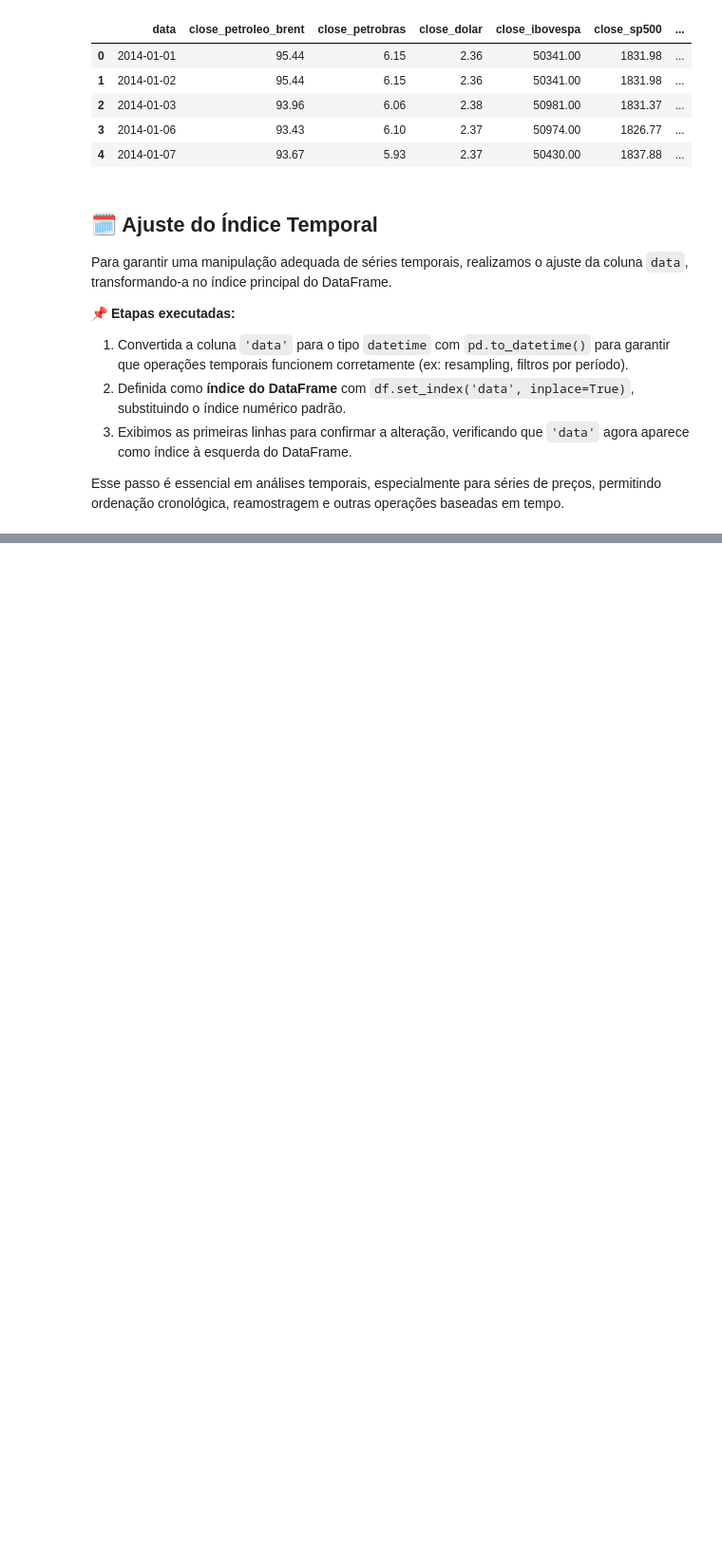
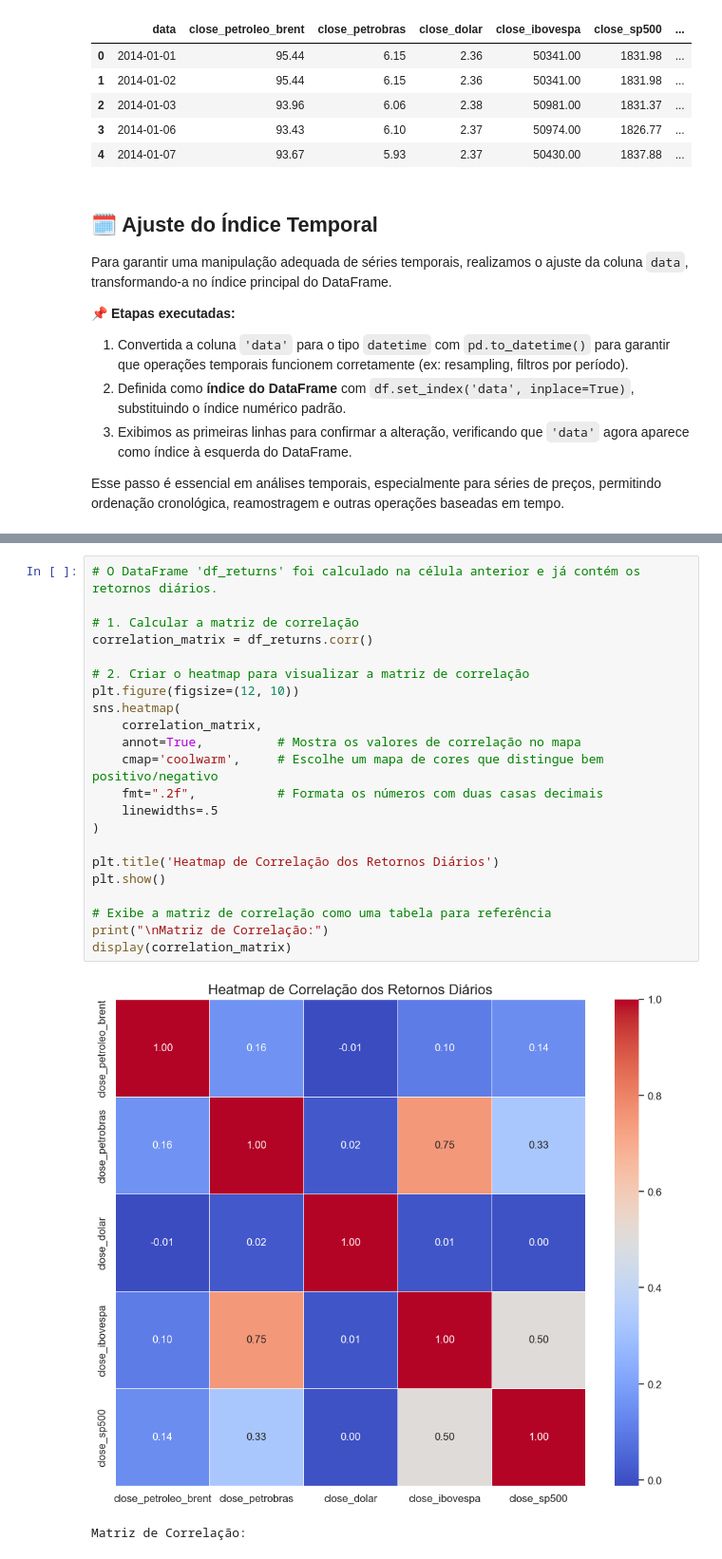
Before and after one commit to Carllux/FIAP-TC-2, a Jupyter notebook: notebooks/01_analise_exploratoria.ipynb, the cells around one changed output, grey strips where cells are left out. Shown at 95% size. Cells and saved outputs as stored; diff of their text form; blank space fills up the shorter version.

```diff
--- a/notebooks/01_analise_exploratoria.ipynb
+++ b/notebooks/01_analise_exploratoria.ipynb
@@ -220,0 +344,25 @@ display(df.head())
+# %%
+# O DataFrame 'df_returns' foi calculado na célula anterior e já contém os retornos diários.
+
+# 1. Calcular a matriz de correlação
+correlation_matrix = df_returns.corr()
+
+# 2. Criar o heatmap para visualizar a matriz de correlação
+plt.figure(figsize=(12, 10))
+sns.heatmap(
+    correlation_matrix,
+    annot=True,          # Mostra os valores de correlação no mapa
+    cmap='coolwarm',     # Escolhe um mapa de cores que distingue bem positivo/negativo
+    fmt=".2f",           # Formata os números com duas casas decimais
+    linewidths=.5
+)
+
+plt.title('Heatmap de Correlação dos Retornos Diários')
+plt.show()
+
+# Exibe a matriz de correlação como uma tabela para referência
+print("\nMatriz de Correlação:")
+display(correlation_matrix)
+# %% [output]
+[figure, added]
+Matriz de Correlação:
```
Also changed, not shown: parts of 10 cells of this notebook.
